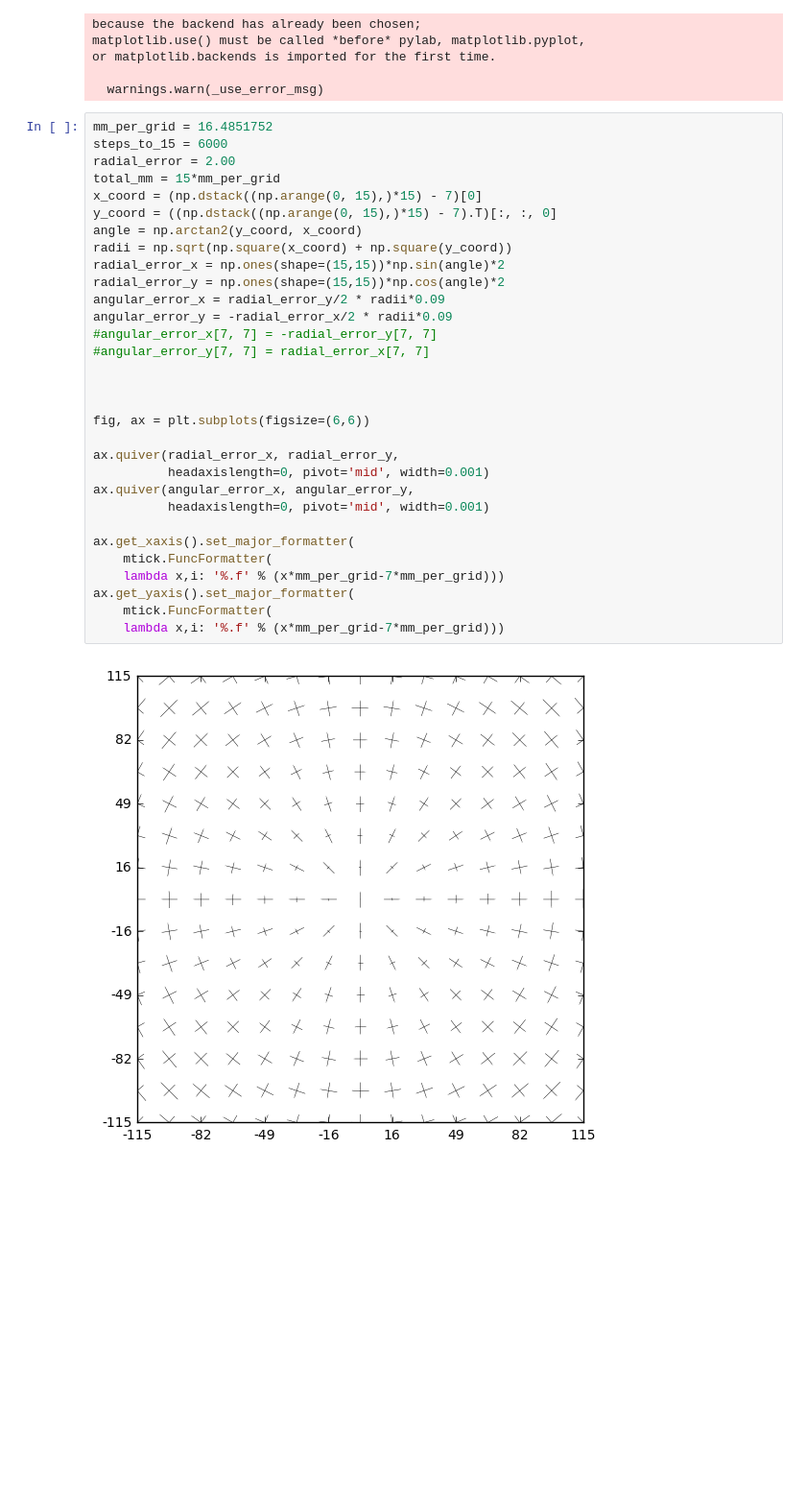
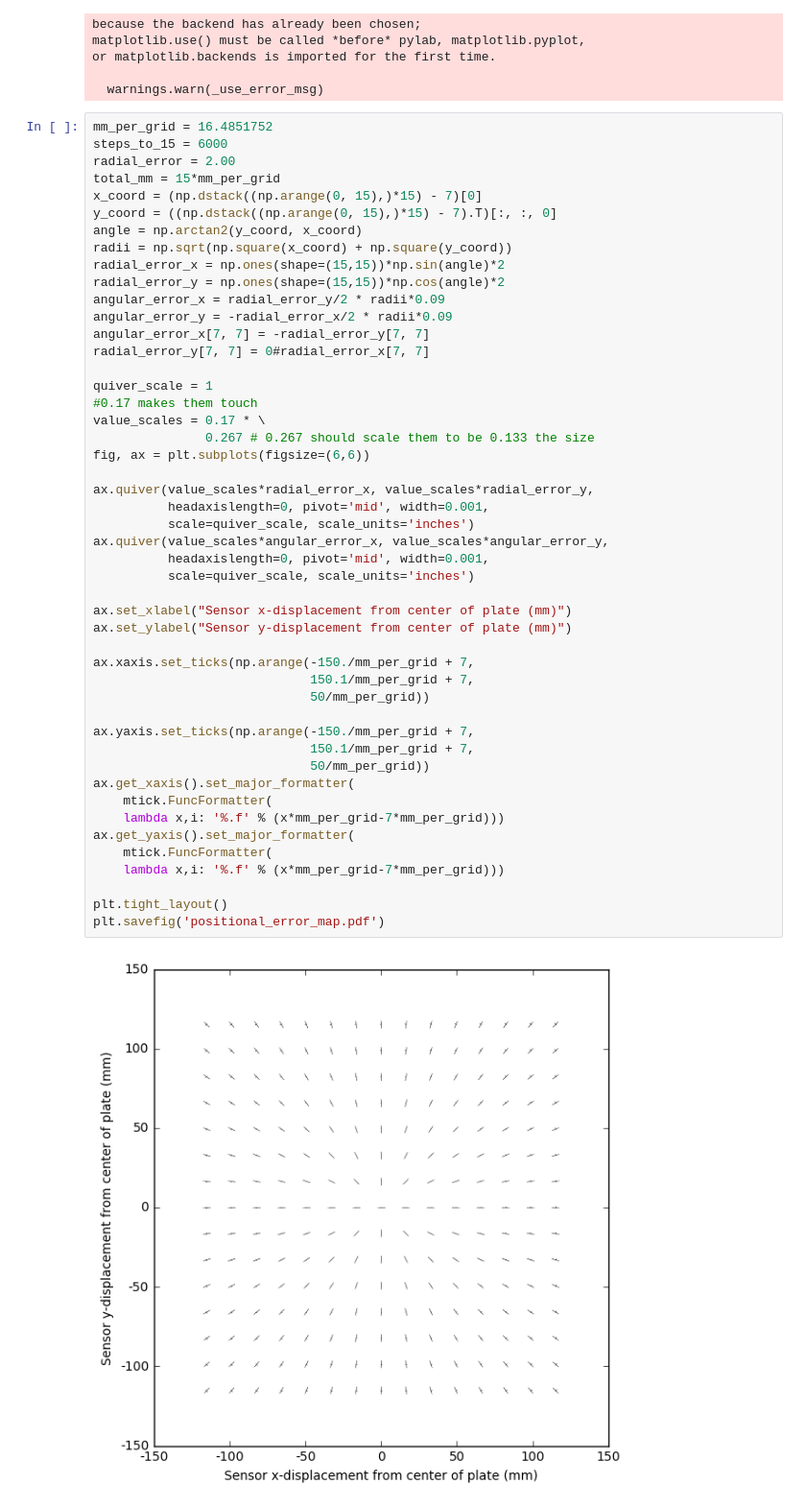
Before and after one commit to ry-dgel/Chladni, a Jupyter notebook: position_error_figure.ipynb, the cells around one changed output. Shown at 96% size. Cells and saved outputs as stored; diff of their text form; blank space fills up the shorter version.

Commit message:
Added positional error mapping final

```diff
--- a/position_error_figure.ipynb
+++ b/position_error_figure.ipynb
@@ -14,33 +14,50 @@ or matplotlib.backends is imported for the first time.
 # %%
 mm_per_grid = 16.4851752
 steps_to_15 = 6000
 radial_error = 2.00
 total_mm = 15*mm_per_grid
 x_coord = (np.dstack((np.arange(0, 15),)*15) - 7)[0]
 y_coord = ((np.dstack((np.arange(0, 15),)*15) - 7).T)[:, :, 0]
 angle = np.arctan2(y_coord, x_coord)
 radii = np.sqrt(np.square(x_coord) + np.square(y_coord))
 radial_error_x = np.ones(shape=(15,15))*np.sin(angle)*2
 radial_error_y = np.ones(shape=(15,15))*np.cos(angle)*2
 angular_error_x = radial_error_y/2 * radii*0.09
 angular_error_y = -radial_error_x/2 * radii*0.09
-#angular_error_x[7, 7] = -radial_error_y[7, 7]
-#angular_error_y[7, 7] = radial_error_x[7, 7]
+angular_error_x[7, 7] = -radial_error_y[7, 7]
+radial_error_y[7, 7] = 0#radial_error_x[7, 7]
 
-
-
+quiver_scale = 1
+#0.17 makes them touch
+value_scales = 0.17 * \
+               0.267 # 0.267 should scale them to be 0.133 the size
 fig, ax = plt.subplots(figsize=(6,6))
 
-ax.quiver(radial_error_x, radial_error_y,
-          headaxislength=0, pivot='mid', width=0.001)
-ax.quiver(angular_error_x, angular_error_y,
-          headaxislength=0, pivot='mid', width=0.001)
+ax.quiver(value_scales*radial_error_x, value_scales*radial_error_y,
+          headaxislength=0, pivot='mid', width=0.001,
+          scale=quiver_scale, scale_units='inches')
+ax.quiver(value_scales*angular_error_x, value_scales*angular_error_y,
+          headaxislength=0, pivot='mid', width=0.001,
+          scale=quiver_scale, scale_units='inches')
 
+ax.set_xlabel("Sensor x-displacement from center of plate (mm)")
+ax.set_ylabel("Sensor y-displacement from center of plate (mm)")
+
+ax.xaxis.set_ticks(np.arange(-150./mm_per_grid + 7,
+                             150.1/mm_per_grid + 7,
+                             50/mm_per_grid))
+
+ax.yaxis.set_ticks(np.arange(-150./mm_per_grid + 7,
+                             150.1/mm_per_grid + 7,
+                             50/mm_per_grid))
 ax.get_xaxis().set_major_formatter(
     mtick.FuncFormatter(
     lambda x,i: '%.f' % (x*mm_per_grid-7*mm_per_grid)))
 ax.get_yaxis().set_major_formatter(
     mtick.FuncFormatter(
     lambda x,i: '%.f' % (x*mm_per_grid-7*mm_per_grid)))
+
+plt.tight_layout()
+plt.savefig('positional_error_map.pdf')
 # %% [output]
-[figure, old version]
+[figure, new version]
```
Also changed, not shown: parts of 2 cells of this notebook, 1 other file.
